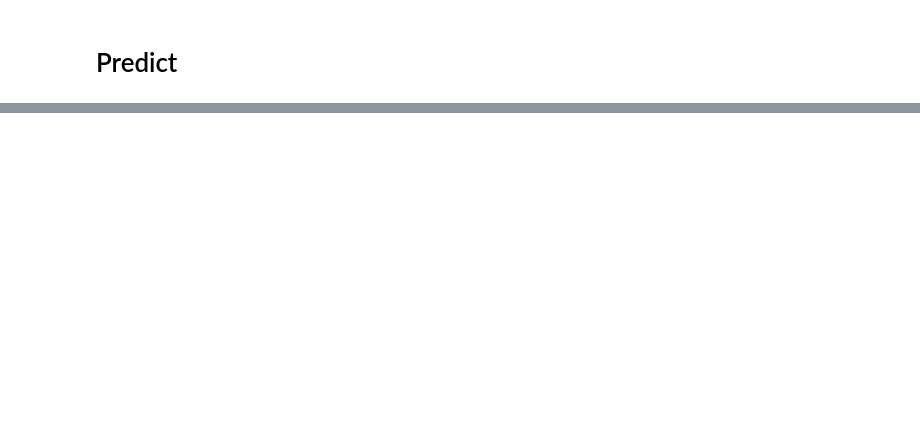
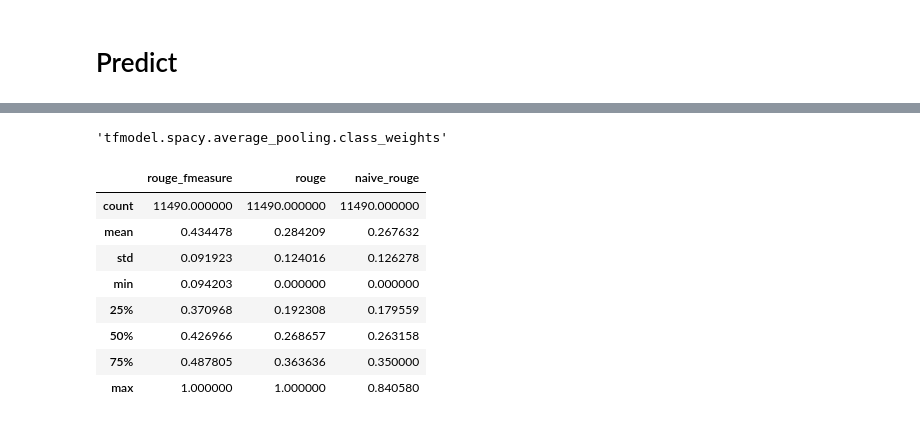
Before and after one commit to jzeimen/springboard-capstone, a Jupyter notebook: data/Train.ipynb, the cells around one changed output, grey strips where cells are left out. Saved outputs shown, nothing was run; the diff lists cells and outputs as text; code cells hidden in the pictures; blank space fills up the shorter version.

```diff
--- a/data/Train.ipynb
+++ b/data/Train.ipynb
@@ -281,0 +254,8 @@ summary
+# %%
+model=None
+tf.keras.backend.clear_session()
+checkpoint_dir
+# %% [output]
+'tfmodel.spacy.average_pooling.class_weights'
+# %%
+saved_model = tf.keras.models.load_model(checkpoint_dir)
@@ -281,0 +303,2 @@ summary
+# %%
+test_df = pd.read_parquet(test_data)
@@ -281,0 +308,18 @@ summary
+# %%
+df = test_df.progress_apply(naive_rouge_pd, axis=1)
+df = df.progress_apply(rouge_pd, axis=1)
+# %%
+# Rouge_fmeasure is from the best in a greedy search
+# rouge is from our precision
+# naive_rouge is when we just use the first 3 sentences
+df[['rouge_fmeasure', 'rouge', 'naive_rouge']].describe()
+# %% [output]
+|  | rouge_fmeasure | rouge | naive_rouge |
+| count | 11490.000000 | 11490.000000 | 11490.000000 |
+| mean | 0.434478 | 0.284209 | 0.267632 |
+| std | 0.091923 | 0.124016 | 0.126278 |
+| min | 0.094203 | 0.000000 | 0.000000 |
+| 25% | 0.370968 | 0.192308 | 0.179559 |
+| 50% | 0.426966 | 0.268657 | 0.263158 |
+| 75% | 0.487805 | 0.363636 | 0.350000 |
+| max | 1.000000 | 1.000000 | 0.840580 |
```
Also changed, not shown: parts of 45 cells of this notebook, 1 other file.
